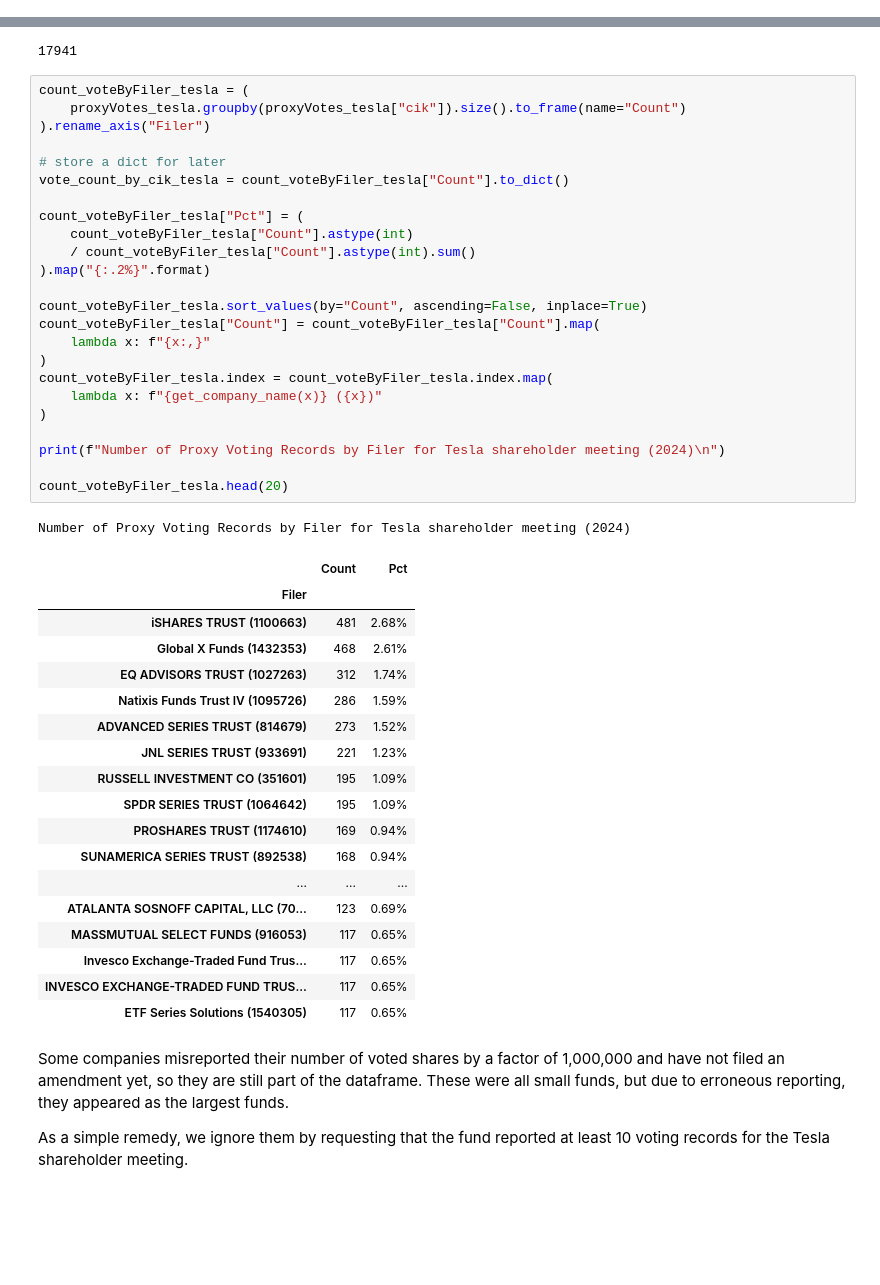
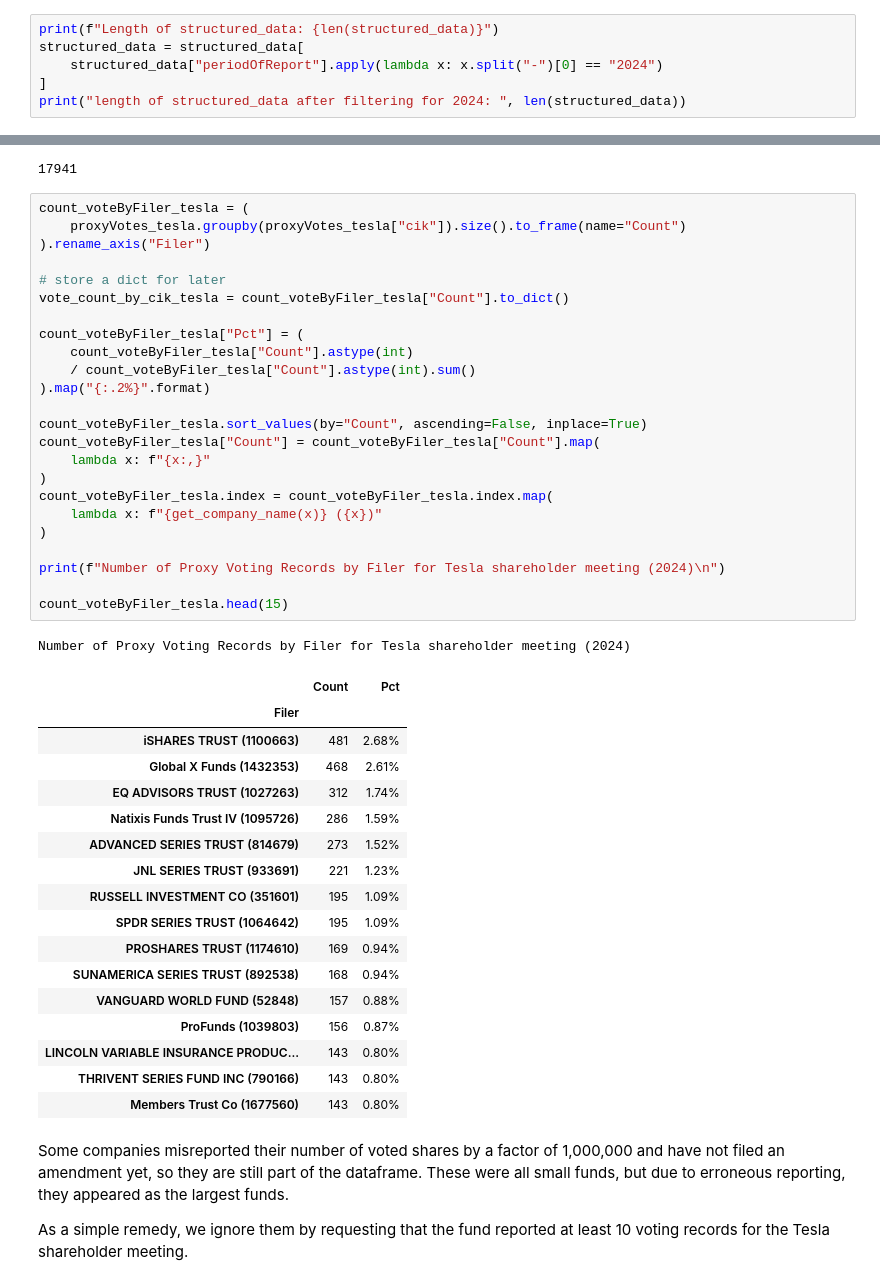
Before and after one commit to SEC-API-io/sec-api-cookbook, a Jupyter notebook: notebooks/form-npx/form-npx-tutorial-website.ipynb, the cells around one changed output, grey strips where cells are left out. Drawn from its saved outputs; the diff is of its cells as text; blank space fills up the shorter version.

```diff
--- a/notebooks/form-npx/form-npx-tutorial-website.ipynb
+++ b/notebooks/form-npx/form-npx-tutorial-website.ipynb
@@ -349,0 +352,6 @@ Form N-PX counts by month from 2024 to 2025.
+# %%
+print(f"Length of structured_data: {len(structured_data)}")
+structured_data = structured_data[
+    structured_data["periodOfReport"].apply(lambda x: x.split("-")[0] == "2024")
+]
+print("length of structured_data after filtering for 2024: ", len(structured_data))
@@ -1030,40 +1062,39 @@ vote_count_by_cik_tesla = count_voteByFiler_tesla["Count"].to_dict()
 
 count_voteByFiler_tesla["Pct"] = (
     count_voteByFiler_tesla["Count"].astype(int)
     / count_voteByFiler_tesla["Count"].astype(int).sum()
 ).map("{:.2%}".format)
 
 count_voteByFiler_tesla.sort_values(by="Count", ascending=False, inplace=True)
 count_voteByFiler_tesla["Count"] = count_voteByFiler_tesla["Count"].map(
     lambda x: f"{x:,}"
 )
 count_voteByFiler_tesla.index = count_voteByFiler_tesla.index.map(
     lambda x: f"{get_company_name(x)} ({x})"
 )
 
 print(f"Number of Proxy Voting Records by Filer for Tesla shareholder meeting (2024)\n")
 
-count_voteByFiler_tesla.head(20)
+count_voteByFiler_tesla.head(15)
 # %% [output]
 Number of Proxy Voting Records by Filer for Tesla shareholder meeting (2024)
 |  | Count | Pct |
 | Filer |  |  |
 | iSHARES TRUST (1100663) | 481 | 2.68% |
 | Global X Funds (1432353) | 468 | 2.61% |
 | EQ ADVISORS TRUST (1027263) | 312 | 1.74% |
 | Natixis Funds Trust IV (1095726) | 286 | 1.59% |
 | ADVANCED SERIES TRUST (814679) | 273 | 1.52% |
 | JNL SERIES TRUST (933691) | 221 | 1.23% |
 | RUSSELL INVESTMENT CO (351601) | 195 | 1.09% |
 | SPDR SERIES TRUST (1064642) | 195 | 1.09% |
 | PROSHARES TRUST (1174610) | 169 | 0.94% |
 | SUNAMERICA SERIES TRUST (892538) | 168 | 0.94% |
-| ... | ... | ... |
-| ATALANTA SOSNOFF CAPITAL, LLC (70... | 123 | 0.69% |
-| MASSMUTUAL SELECT FUNDS (916053) | 117 | 0.65% |
-| Invesco Exchange-Traded Fund Trus... | 117 | 0.65% |
-| INVESCO EXCHANGE-TRADED FUND TRUS... | 117 | 0.65% |
-| ETF Series Solutions (1540305) | 117 | 0.65% |
+| VANGUARD WORLD FUND (52848) | 157 | 0.88% |
+| ProFunds (1039803) | 156 | 0.87% |
+| LINCOLN VARIABLE INSURANCE PRODUC... | 143 | 0.80% |
+| THRIVENT SERIES FUND INC (790166) | 143 | 0.80% |
+| Members Trust Co (1677560) | 143 | 0.80% |
 # %% [markdown]
 Some companies misreported their number of voted shares by a factor of 1,000,000 and have not filed an amendment yet, so they are still part of the dataframe. These were all small funds, but due to erroneous reporting, they appeared as the largest funds.
 
```
Also changed, not shown: parts of 19 cells of this notebook.
